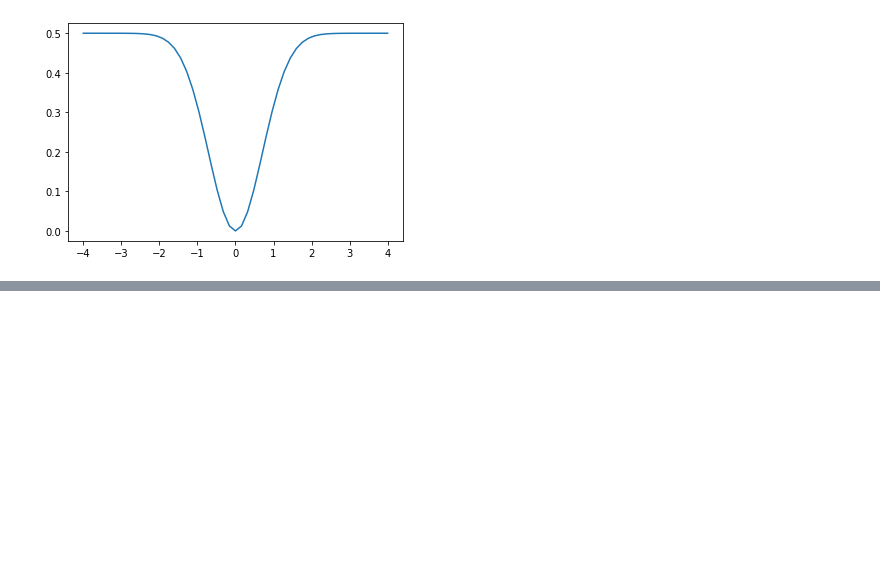
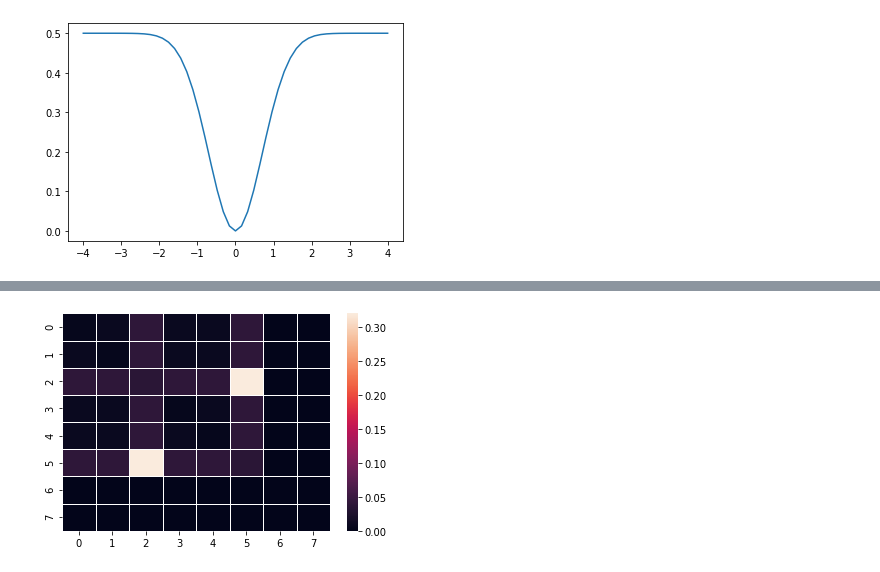
Before and after one commit to CodieKev/Simulation_of_a_Quantum-Photonic_Processor, a Jupyter notebook: time_delay_unit_cell_18_1.ipynb, the cells around one changed output, grey strips where cells are left out. Cells and saved outputs as stored; diff of their text form; code cells hidden in the pictures; blank space fills up the shorter version.

```diff
--- a/time_delay_unit_cell_18_1.ipynb
+++ b/time_delay_unit_cell_18_1.ipynb
@@ -242,0 +367,6 @@ plt.plot(Tim, p123)
+# %%
+temp1,pstate,time = photonic_transform([[3,4]],[3,2,4,1,3,5,0,2,4,6],[[np.pi/2,np.pi,0,0],[np.pi/2,np.pi,0,0],[np.pi/2,np.pi,0,0],[np.pi/2,np.pi,0,0],[np.pi/2,np.pi,0,0],[np.pi/2,np.pi,0,0],[np.pi/2,np.pi,0,0],[np.pi/2,np.pi,0,0],[np.pi/2,np.pi,0,0],[np.pi/2,np.pi,0,0]],[[0,4]],8)
+a , b , c = id_state(temp1,pstate,time)
+a,c = time_swap(a,c)
+a,b,c = combs(a,b,c)
+result = Probability(a,b,c)
@@ -242,0 +391,10 @@ plt.plot(Tim, p123)
+# %%
+heatmap_data1 = np.zeros([8,8])
+for i in range(len(keys)):
+    heatmap_data1[int(keys[i][1]),int(keys[i][4])] = result[keys[i]]
+    heatmap_data1[int(keys[i][4]),int(keys[i][1])] = result[keys[i]]
+# %%
+ax = sns.heatmap(heatmap_data1, linewidth=0.5)
+plt.show()
+# %% [output]
+[figure, added]
```
Also changed, not shown: parts of 15 cells of this notebook.
